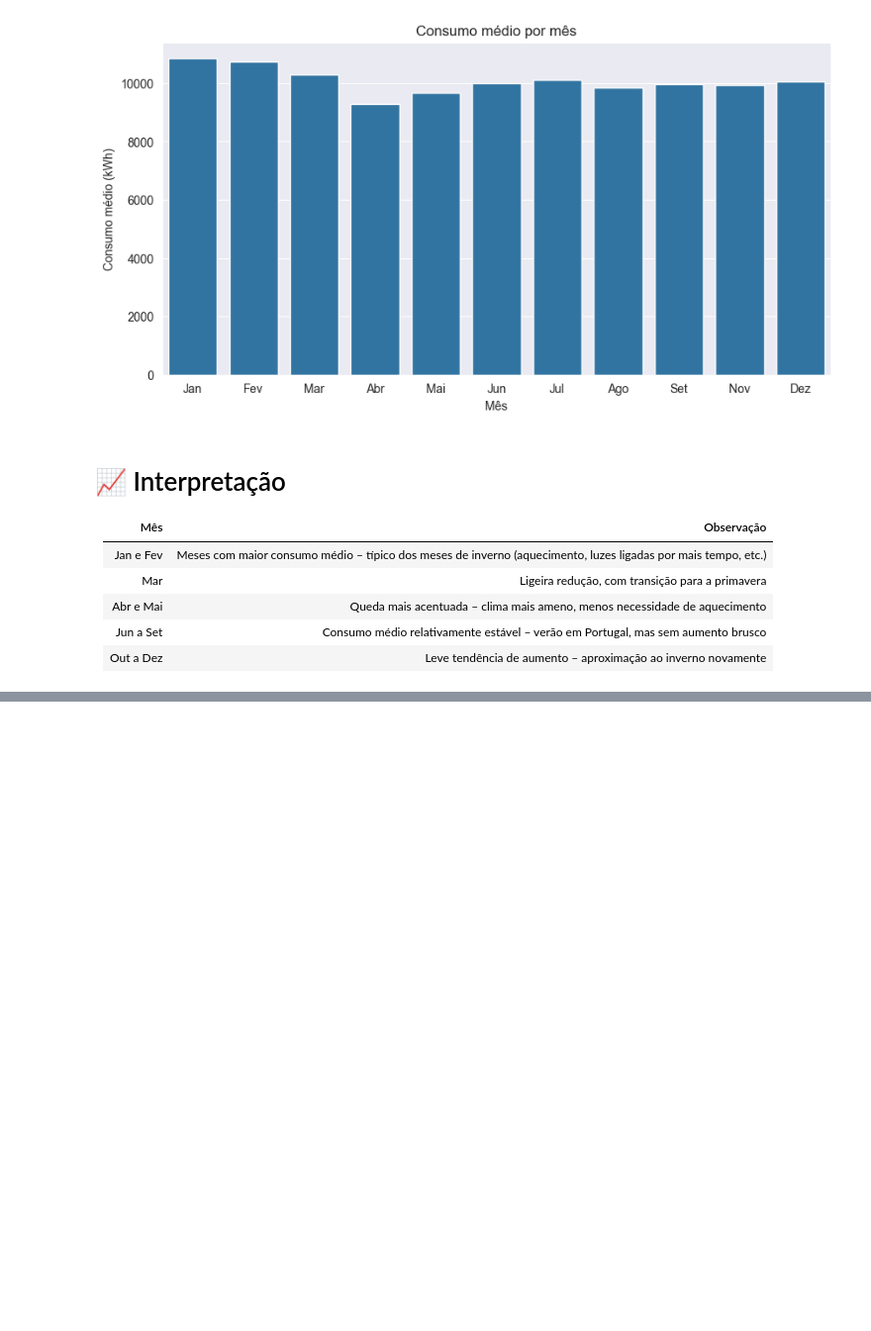
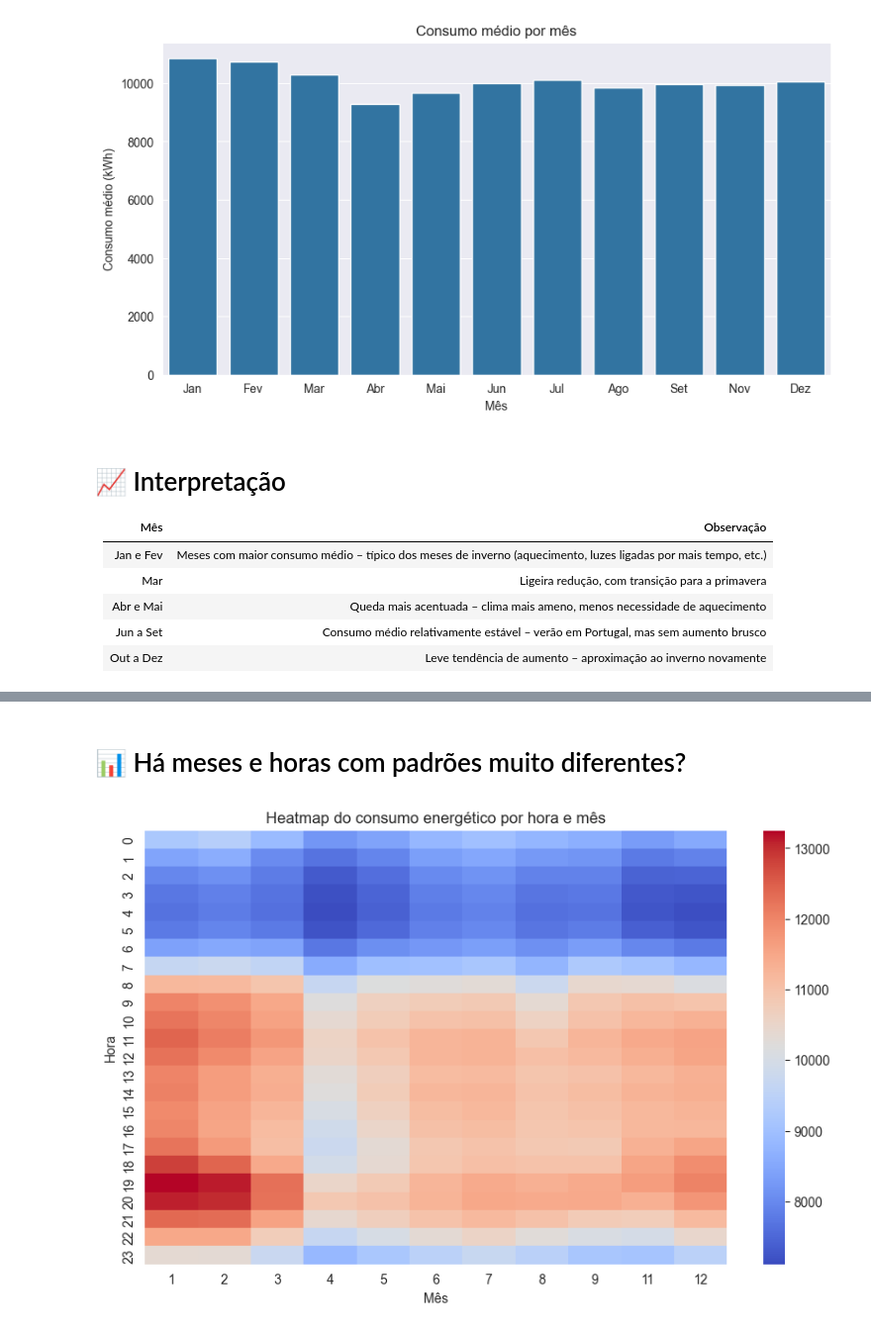
Before and after one commit to heyliceeee/previsao-do-consumo-energetico-com-ml, a Jupyter notebook: statsDataset.ipynb, the cells around one changed output, grey strips where cells are left out. Shown at 99% size. Cells and saved outputs as stored; diff of their text form; code cells hidden in the pictures; blank space fills up the shorter version.

```diff
--- a/statsDataset.ipynb
+++ b/statsDataset.ipynb
@@ -210,0 +238,14 @@ plt.show()
+# %% [markdown]
+# 📊 Há meses e horas com padrões muito diferentes?
+# %%
+df['Month'] = df.index.month
+tabela = df.pivot_table(index='Hour', columns='Month', values='Active Energy (kWh)', aggfunc='mean')
+
+plt.figure(figsize=(10, 6))
+sns.heatmap(tabela, cmap='coolwarm')
+plt.title('Heatmap do consumo energético por hora e mês')
+plt.xlabel('Mês')
+plt.ylabel('Hora')
+plt.show()
+# %% [output]
+[figure, added]
```
Also changed, not shown: parts of 10 cells of this notebook.
